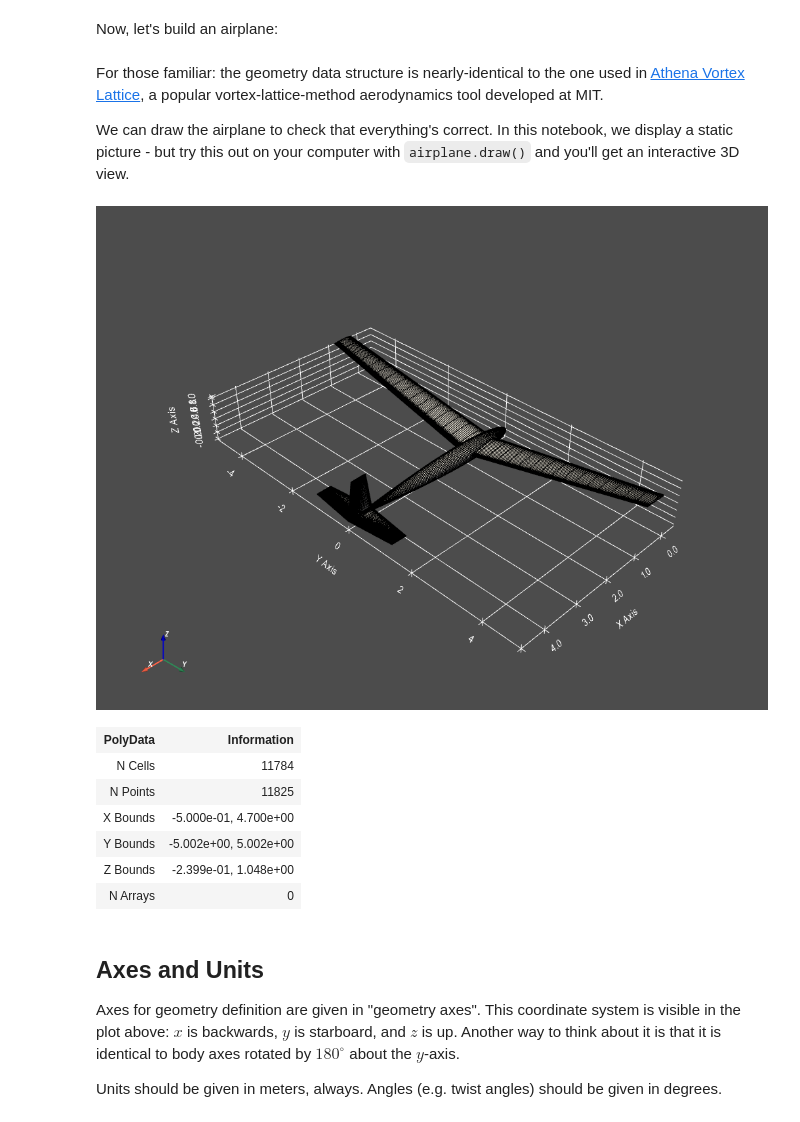
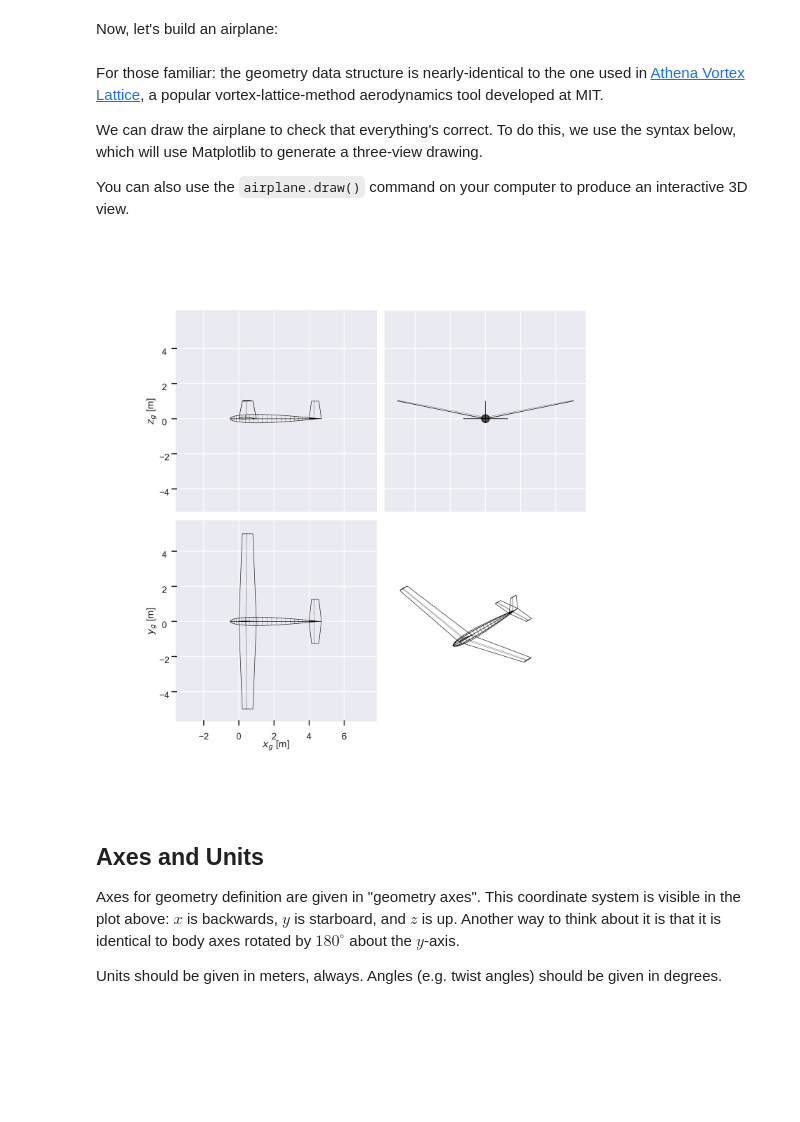
Before and after one commit to peterdsharpe/AeroSandbox, a Jupyter notebook: tutorial/04 - Geometry and Data Structures/01 - AeroSandbox Data Structures/01 - Basic Aircraft Geometry.ipynb, the cells around one changed output. Saved outputs shown, nothing was run; the diff lists cells and outputs as text; code cells hidden in the pictures; blank space fills up the shorter version.

Commit message:
update tutorials

```diff
--- a/tutorial/04 - Geometry and Data Structures/01 - AeroSandbox Data Structures/01 - Basic Aircraft Geometry.ipynb
+++ b/tutorial/04 - Geometry and Data Structures/01 - AeroSandbox Data Structures/01 - Basic Aircraft Geometry.ipynb
@@ -22,11 +22,10 @@ airplane = asb.Airplane(
     wings=[
         asb.Wing(
             name="Wing",
-            xyz_le=[0, 0, 0],  # Coordinates of the wing's leading edge
             symmetric=True,  # Should this wing be mirrored across the XZ plane?
             xsecs=[  # The wing's cross ("X") sections, or "XSecs"
                 asb.WingXSec(  # Root
-                    xyz_le=[0, 0, 0],  # Coordinates of the XSec's leading edge relative to the wing's leading edge
+                    xyz_le=[0, 0, 0],  # Coordinates of the XSec's leading edge
                     chord=1,
                     twist=1,  # in degrees
                     airfoil=asb.Airfoil("sd7032"),
@@ -45,7 +44,6 @@ airplane = asb.Airplane(
         asb.Wing(
             name="H-stab",
             symmetric=True,
-            xyz_le=[4, 0, 0],
             xsecs=[
                 asb.WingXSec(
                     xyz_le=[0, 0, 0],
@@ -58,10 +56,9 @@ airplane = asb.Airplane(
                     airfoil=asb.Airfoil("ht08")
                 ),
             ]
-        ),
+        ).translate([4, 0, 0]), # Used to translate all cross sections of the wing.
         asb.Wing(
             name="V-stab",
-            xyz_le=[4, 0, 0],
             xsecs=[
                 asb.WingXSec(
                     xyz_le=[0, 0, 0],
@@ -74,12 +71,11 @@ airplane = asb.Airplane(
                     airfoil=asb.Airfoil("ht08")
                 )
             ]
-        )
+        ).translate([4, 0, 0]), # Used to translate all cross sections of the wing.
     ],
     fuselages=[
         asb.Fuselage(
             name="Fuselage",
-            xyz_le=[0, 0, 0],
             xsecs=[
                 asb.FuselageXSec(
                     xyz_c=[xi * 5 - 0.5, 0, 0],
@@ -93,22 +89,13 @@ airplane = asb.Airplane(
 # %% [markdown]
 For those familiar: the geometry data structure is nearly-identical to the one used in [Athena Vortex Lattice](https://web.mit.edu/drela/Public/web/avl/avl_doc.txt), a popular vortex-lattice-method aerodynamics tool developed at MIT.
 
-We can draw the airplane to check that everything's correct. In this notebook, we display a static picture - but try this out on your computer with `airplane.draw()` and you'll get an interactive 3D view.
+We can draw the airplane to check that everything's correct. To do this, we use the syntax below, which will use Matplotlib to generate a three-view drawing.
+
+You can also use the `airplane.draw()` command on your computer to produce an interactive 3D view.
-# %%
-# NBVAL_SKIP
-
-airplane.draw(
-    show_kwargs={"jupyter_backend": "static"}  # Ignore this; this is just so the tutorial shows a picture
-)
-# %% [output]
-[figure, removed]
-| PolyData | Information |
-| N Cells | 11784 |
-| N Points | 11825 |
-| X Bounds | -5.000e-01, 4.700e+00 |
-| Y Bounds | -5.002e+00, 5.002e+00 |
-| Z Bounds | -2.399e-01, 1.048e+00 |
-| N Arrays | 0 |
+# %%
+airplane.draw_three_view()
+# %% [output]
+[figure, added]
 # %% [markdown]
 ## Axes and Units
 
```
